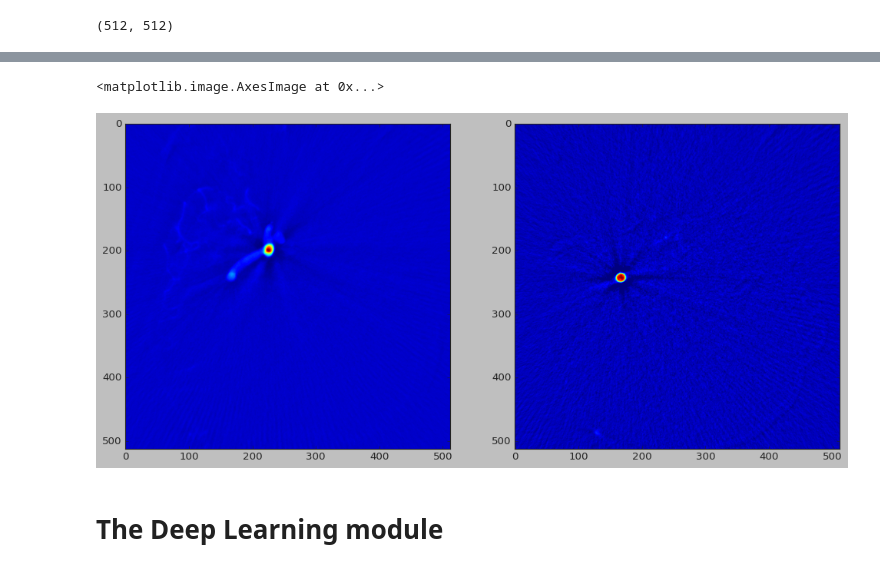
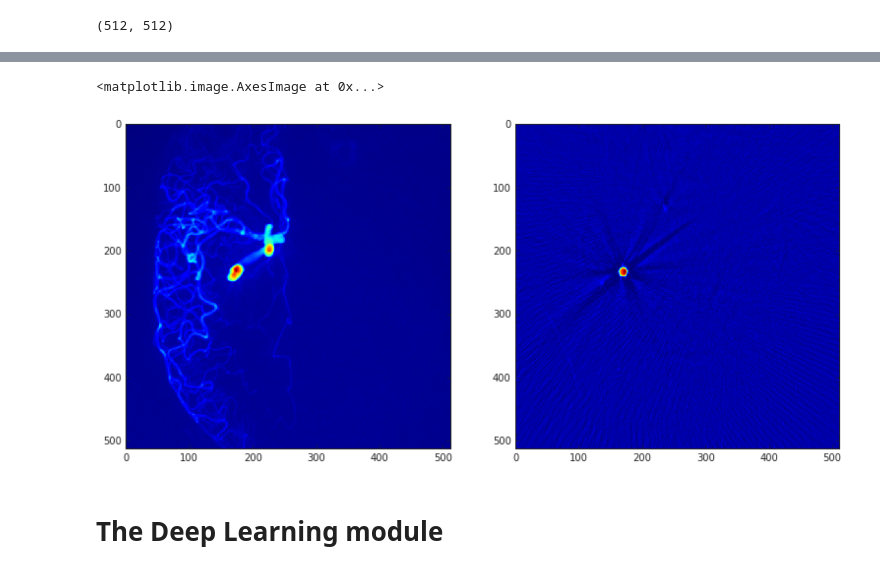
Before and after one commit to amer/2DUnet, a Jupyter notebook: inspect_aneurysm_data.ipynb, the cells around one changed output, grey strips where cells are left out. Drawn from its saved outputs; the diff is of its cells as text; code cells hidden in the pictures.

```diff
--- a/inspect_aneurysm_data.ipynb
+++ b/inspect_aneurysm_data.ipynb
@@ -84,7 +87,7 @@ def get_filename(paths,num):
     return re.search(reg_filename, complete_filename).group(0)
 
 def get_dicoms_paths(source_dir):
-    return sorted(glob.glob(f"{source_dir}*.dcm"))
+    return sorted(gb.glob(f"{source_dir}*.dcm"))
 # %%
 def get_pngs(dicoms_paths,dcm_num):
     ds = dcm.read_file(dicoms_paths[dcm_num]) # get the dicom file #dcm_num
@@ -155,3 +156,11 @@ d
+# %%
+# return the dicom file as a numpy array
+# @index is the index of the file in "dcm_dir" directory
+def dicom_as_tensor(index):
+    return get_pngs(get_dicoms_paths(dcm_dir),index)
+
+def mask_as_tensor(index):
+    return get_pngs(get_dicoms_paths(mask_dir),index)
 # %%
 def show_scaled_dicom(source_dir,dcm_index):
     dicoms_paths = get_dicoms_paths(source_dir)
@@ -212,18 +218,19 @@ interactive(children=(IntSlider(value=10, description='x', layout=Layout(width='
 # %%
 # Slices sum
-slice_index = 120 # First slice
-slices_to_sum = 100 # Starting from the slice number slice_index
+img_id = 3
+slice_index = 0 # First slice
+slices_to_sum = 439 # Starting from the slice number slice_index
 
-slice_ = np.sum(dicom_as_tensor(3)[slice_index:slice_index+slices_to_sum],axis=0)
+slice_ = np.std(dicom_as_tensor(img_id)[slice_index:slice_index+slices_to_sum],axis=0)
 
-f = plt.figure(figsize=(15,10))
+f = plt.figure(figsize=(13,10))
 f.add_subplot(1,2, 1)
 plt.imshow(slice_)
 f.add_subplot(1,2, 2)
 plt.imshow(dicom_as_tensor(3)[slice_index])
 # %% [output]
 <matplotlib.image.AxesImage at 0x...>
-[figure, old version]
+[figure, new version]
 # %% [markdown]
 # The Deep Learning module
 # %%
```
Also changed, not shown: parts of 45 cells of this notebook.
